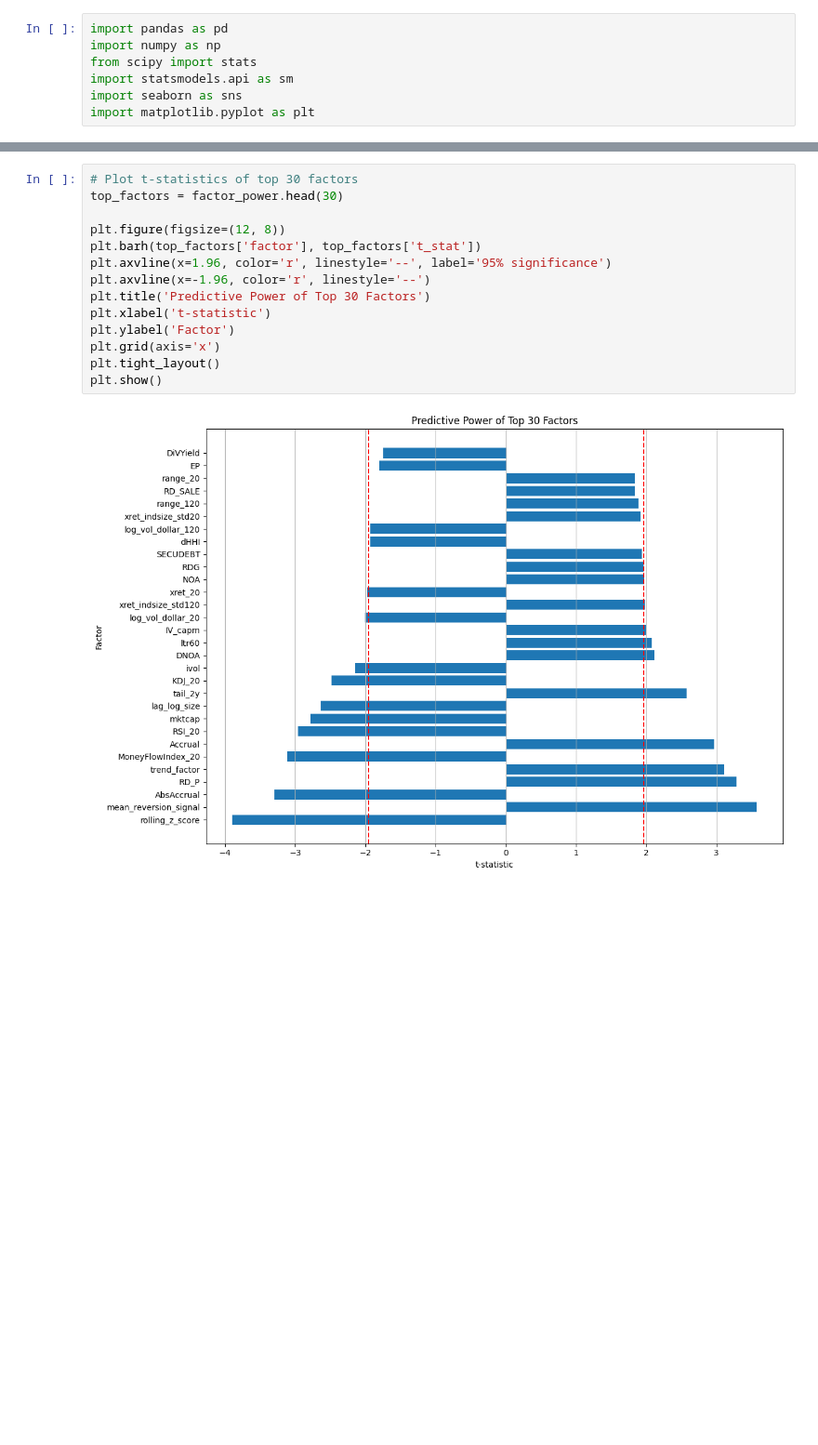
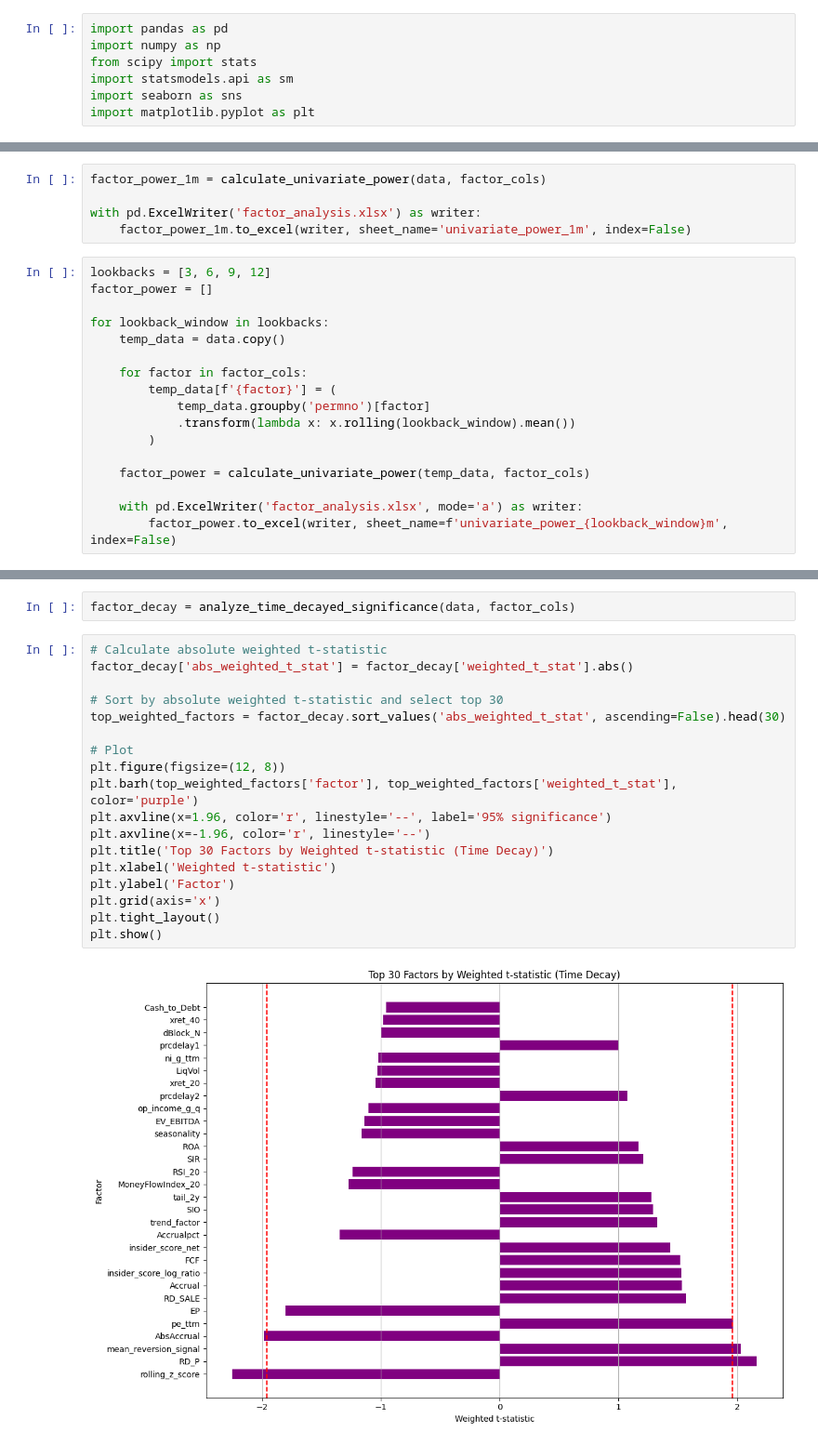
Before and after one commit to lesterholsterr/equity-factor-model, a Jupyter notebook: factor_selection.ipynb, the cells around one changed output, grey strips where cells are left out. Shown at 93% size. Drawn from its saved outputs; the diff is of its cells as text; blank space fills up the shorter version.

Commit message:
rigorous factor selection

```diff
--- a/factor_selection.ipynb
+++ b/factor_selection.ipynb
@@ -88,3 +84,25 @@ def calculate_univariate_power(data, factor_cols):
     results_df = results_df.sort_values('abs_t_stat', ascending=False)
 
     return results_df
+# %%
+factor_power_1m = calculate_univariate_power(data, factor_cols)
+
+with pd.ExcelWriter('factor_analysis.xlsx') as writer:
+    factor_power_1m.to_excel(writer, sheet_name='univariate_power_1m', index=False)
+# %%
+lookbacks = [3, 6, 9, 12]
+factor_power = []
+
+for lookback_window in lookbacks:
+    temp_data = data.copy()
+
+    for factor in factor_cols:
+        temp_data[f'{factor}'] = (
+            temp_data.groupby('permno')[factor]
+            .transform(lambda x: x.rolling(lookback_window).mean())
+        )
+
+    factor_power = calculate_univariate_power(temp_data, factor_cols)
+
+    with pd.ExcelWriter('factor_analysis.xlsx', mode='a') as writer:
+    	factor_power.to_excel(writer, sheet_name=f'univariate_power_{lookback_window}m', index=False)
@@ -93,16 +289,22 @@ factor_power = calculate_univariate_power(data, factor_cols)
+# %%
+factor_decay = analyze_time_decayed_significance(data, factor_cols)
 # %%
-# Plot t-statistics of top 30 factors
-top_factors = factor_power.head(30)
+# Calculate absolute weighted t-statistic
+factor_decay['abs_weighted_t_stat'] = factor_decay['weighted_t_stat'].abs()
 
+# Sort by absolute weighted t-statistic and select top 30
+top_weighted_factors = factor_decay.sort_values('abs_weighted_t_stat', ascending=False).head(30)
+
+# Plot
 plt.figure(figsize=(12, 8))
-plt.barh(top_factors['factor'], top_factors['t_stat'])
+plt.barh(top_weighted_factors['factor'], top_weighted_factors['weighted_t_stat'], color='purple')
 plt.axvline(x=1.96, color='r', linestyle='--', label='95% significance')
 plt.axvline(x=-1.96, color='r', linestyle='--')
-plt.title('Predictive Power of Top 30 Factors')
-plt.xlabel('t-statistic')
+plt.title('Top 30 Factors by Weighted t-statistic (Time Decay)')
+plt.xlabel('Weighted t-statistic')
 plt.ylabel('Factor')
 plt.grid(axis='x')
 plt.tight_layout()
 plt.show()
 # %% [output]
-[figure, old version]
+[figure, new version]
```
Also changed, not shown: parts of 26 cells of this notebook, 3 other files.
